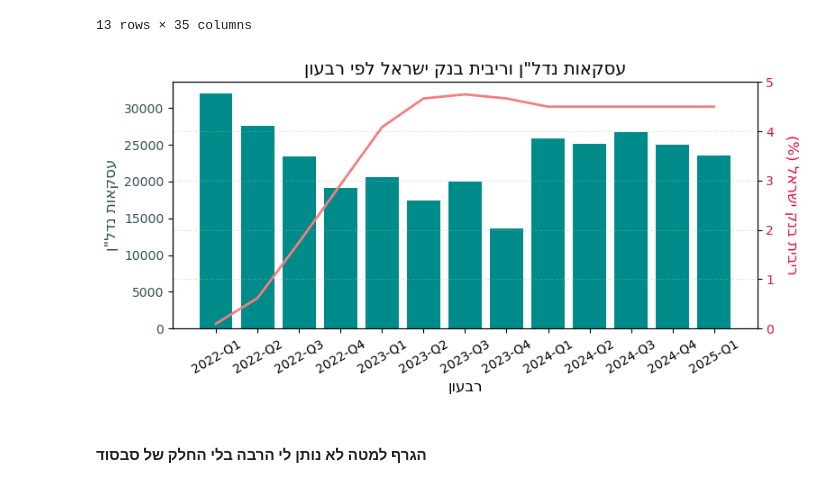
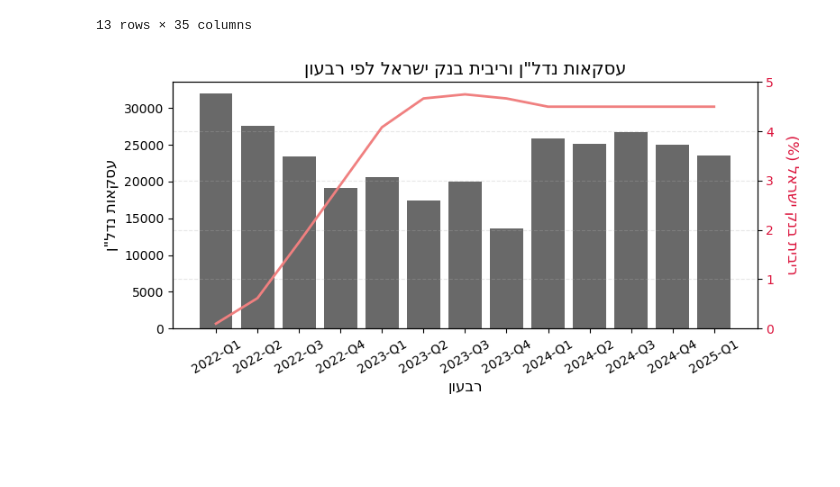
Before and after one commit to Saarp84/portfolio, a Jupyter notebook: Nadlan/nadlaning.ipynb, the cells around one changed output. Drawn from its saved outputs; the diff is of its cells as text; code cells hidden in the pictures; blank space fills up the shorter version.

```diff
--- a/Nadlan/nadlaning.ipynb
+++ b/Nadlan/nadlaning.ipynb
@@ -59,8 +59,8 @@ quarterly_df.head(14)
 # %%
 fig, ax1 = plt.subplots(figsize=(8, 4))
 
-left_col = 'darkcyan'
-darker_left_col = 'darkslategray'
+left_col = 'dimgrey'
+darker_left_col = 'black'
 
 right_col = 'crimson'
 gentel_righ_col = 'lightcoral'
@@ -69,33 +69,31 @@ gentel_righ_col = 'lightcoral'
 ax1.bar(quarterly_df['year_quarter'], quarterly_df['tus'], color=left_col)
 xlab = 'Quarter'
 heb_xlab = 'רבעון'
 ax1.set_xlabel(heb_xlab[::-1], fontsize=12)  # Reversing the Hebrew label
 # ax1.set_xlabel('Quarter', fontsize=12)
 ylab0 = 'Units Sold'
 heb_ylab0 = 'עסקאות נדל"ן'
 ax1.set_ylabel(heb_ylab0[::-1], fontsize=12, color=darker_left_col)  # Reversing the Hebrew label
 # ax1.set_ylabel(ylab0, fontsize=12, color=darker_left_col)
 ax1.tick_params(axis='y', labelcolor=darker_left_col)
 ax1.set_xticklabels(quarterly_df['year_quarter'], rotation=30)
 
 # ציר ימני - ריבית בנק ישראל
 ax2 = ax1.twinx()
 ax2.plot(quarterly_df['year_quarter'], quarterly_df['boi_interest_rate'], color=gentel_righ_col, linewidth=2, label='Interest Rate')
 ylab = 'BOI Interest Rate (%)'
 heb_ylab = 'ריבית בנק ישראל )%('
 ax2.set_ylabel(heb_ylab[::-1], fontsize=12, color=right_col, rotation=270, labelpad=20)
 # ax2.set_ylabel(ylab, fontsize=12, color=right_col, rotation=270, labelpad=20)
 ax2.tick_params(axis='y', labelcolor=right_col)
 ax2.set_ylim(0, 5)  # Adjust y-axis limits for interest rate
 
 tit = 'Real Estate Transactions and Interest Rate Per Quarter'
 heb_tit = 'עסקאות נדל"ן וריבית בנק ישראל לפי רבעון'
 plt.title(heb_tit[::-1], fontsize=14)
 fig.tight_layout()
 plt.grid(True, which='major', linestyle='--', alpha=0.3)
 #
 plt.show()
 # %% [output]
-[figure, old version]
+[figure, new version]
-# %% [markdown]
-#### הגרף למטה לא נותן לי הרבה בלי החלק של סבסוד
```
Also changed, not shown: parts of 9 cells of this notebook.
